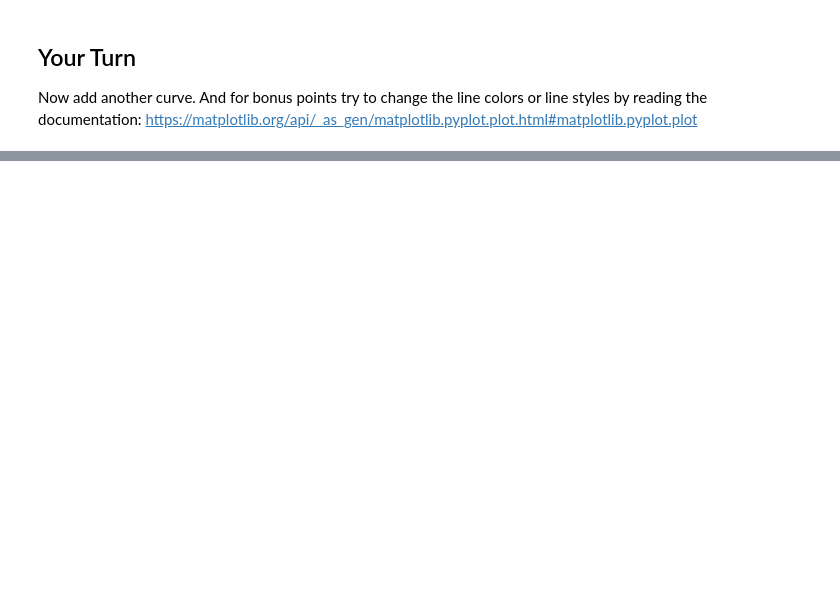
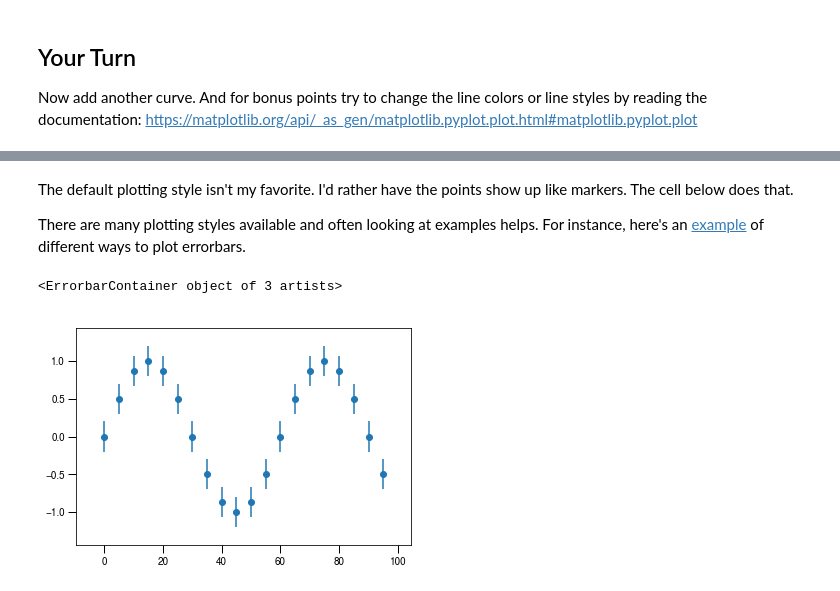
Before and after one commit to swissel/ComputationalWorkshops, a Jupyter notebook: 2 - make plots.ipynb, the cells around one changed output, grey strips where cells are left out. Saved outputs shown, nothing was run; the diff lists cells and outputs as text; code cells hidden in the pictures; blank space fills up the shorter version.

```diff
--- a/2 - make plots.ipynb
+++ b/2 - make plots.ipynb
@@ -113,0 +167,9 @@ https://matplotlib.org/api/_as_gen/matplotlib.pyplot.plot.html#matplotlib.pyplot
+# %% [markdown]
+The default plotting style isn't my favorite. I'd rather have the points show up like markers. The cell below does that.
+
+There are many plotting styles available and often looking at examples helps. For instance, here's an [example](https://matplotlib.org/1.2.1/examples/pylab_examples/errorbar_demo.html) of different ways to plot errorbars.
+# %%
+plt.errorbar(t,x,yerr=sigma, fmt='o')
+# %% [output]
+<ErrorbarContainer object of 3 artists>
+[figure, added]
```
Also changed, not shown: parts of 20 cells of this notebook.
